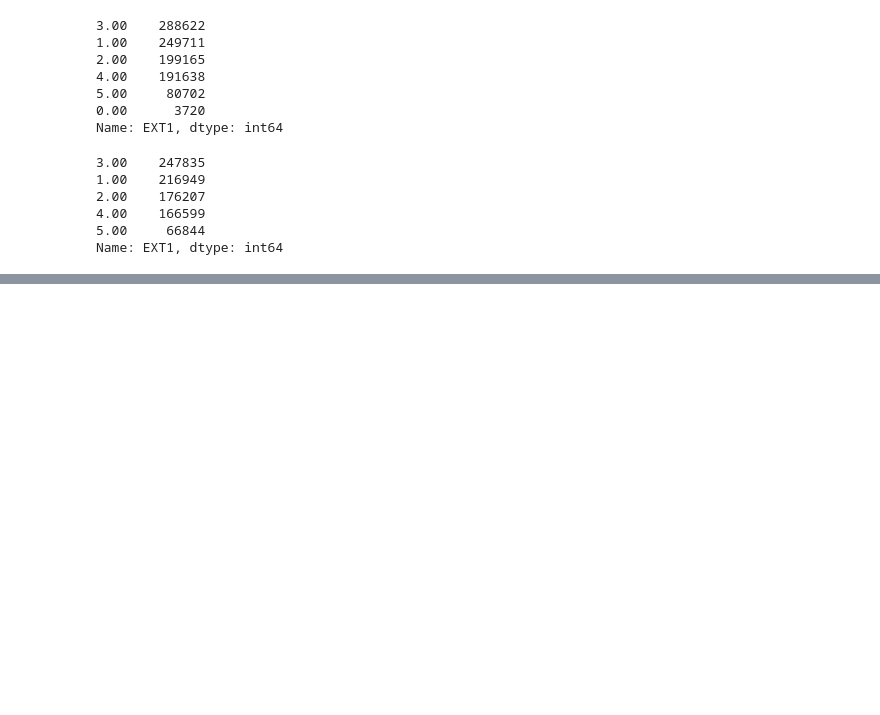
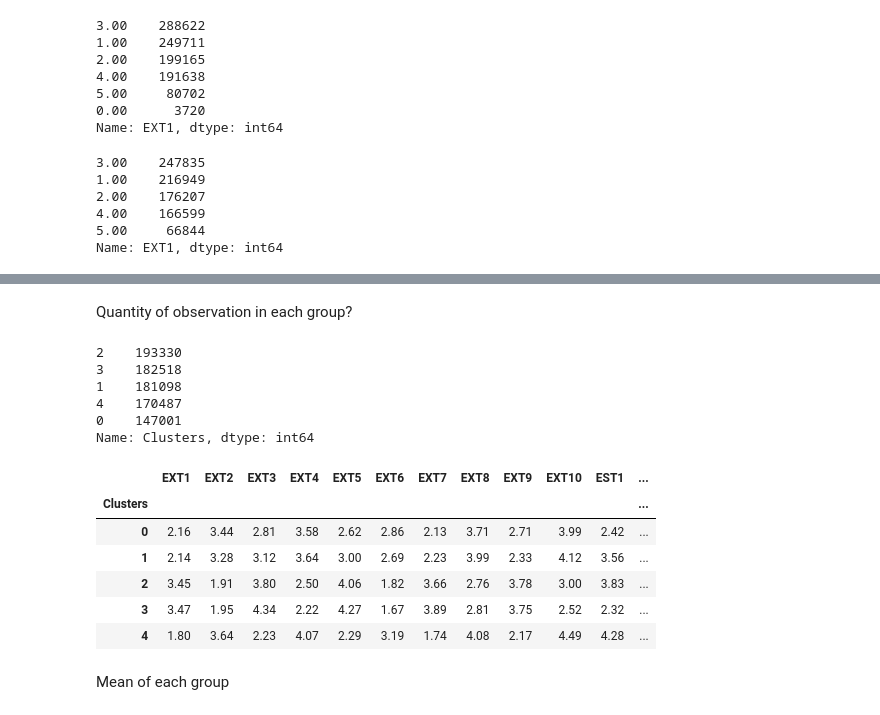
Before and after one commit to dieimeslee/IApersonalitymatch, a Jupyter notebook: FivePersonalityTrait.ipynb, the cells around one changed output, grey strips where cells are left out. Saved outputs shown, nothing was run; the diff lists cells and outputs as text; code cells hidden in the pictures; blank space fills up the shorter version.

```diff
--- a/FivePersonalityTrait.ipynb
+++ b/FivePersonalityTrait.ipynb
@@ -108,0 +122,23 @@ k_fit = kmeans.fit(data)
+# %% [markdown]
+Quantity of observation in each group?
+# %%
+data["Clusters"].value_counts()
+# %% [output]
+2    193330
+3    182518
+1    181098
+4    170487
+0    147001
+Name: Clusters, dtype: int64
+# %%
+data.groupby('Clusters').mean()
+# %% [output]
+|  | EXT1 | EXT2 | EXT3 | EXT4 | EXT5 | EXT6 | EXT7 | EXT8 | EXT9 | EXT10 | EST1 | ... |
+| Clusters |  |  |  |  |  |  |  |  |  |  |  | ... |
+| 0 | 2.16 | 3.44 | 2.81 | 3.58 | 2.62 | 2.86 | 2.13 | 3.71 | 2.71 | 3.99 | 2.42 | ... |
+| 1 | 2.14 | 3.28 | 3.12 | 3.64 | 3.00 | 2.69 | 2.23 | 3.99 | 2.33 | 4.12 | 3.56 | ... |
+| 2 | 3.45 | 1.91 | 3.80 | 2.50 | 4.06 | 1.82 | 3.66 | 2.76 | 3.78 | 3.00 | 3.83 | ... |
+| 3 | 3.47 | 1.95 | 4.34 | 2.22 | 4.27 | 1.67 | 3.89 | 2.81 | 3.75 | 2.52 | 2.32 | ... |
+| 4 | 1.80 | 3.64 | 2.23 | 4.07 | 2.29 | 3.19 | 1.74 | 4.08 | 2.17 | 4.49 | 4.28 | ... |
+# %% [markdown]
+Mean of each group
```
Also changed, not shown: parts of 20 cells of this notebook.
